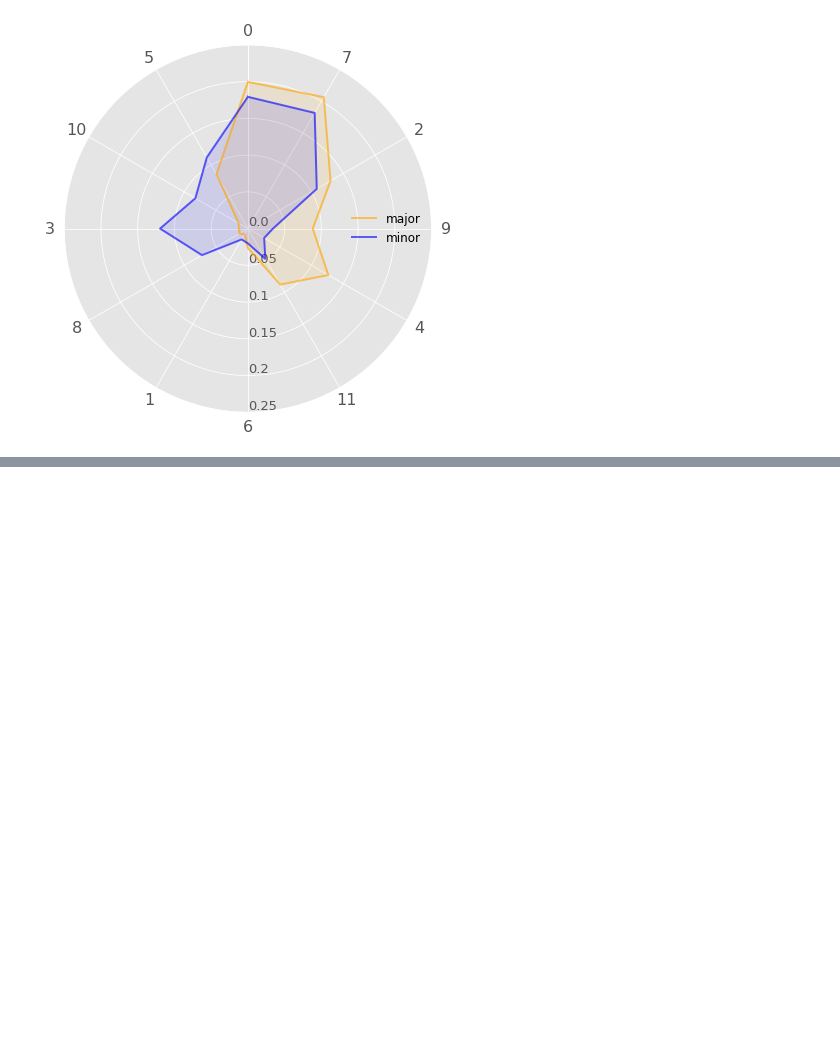
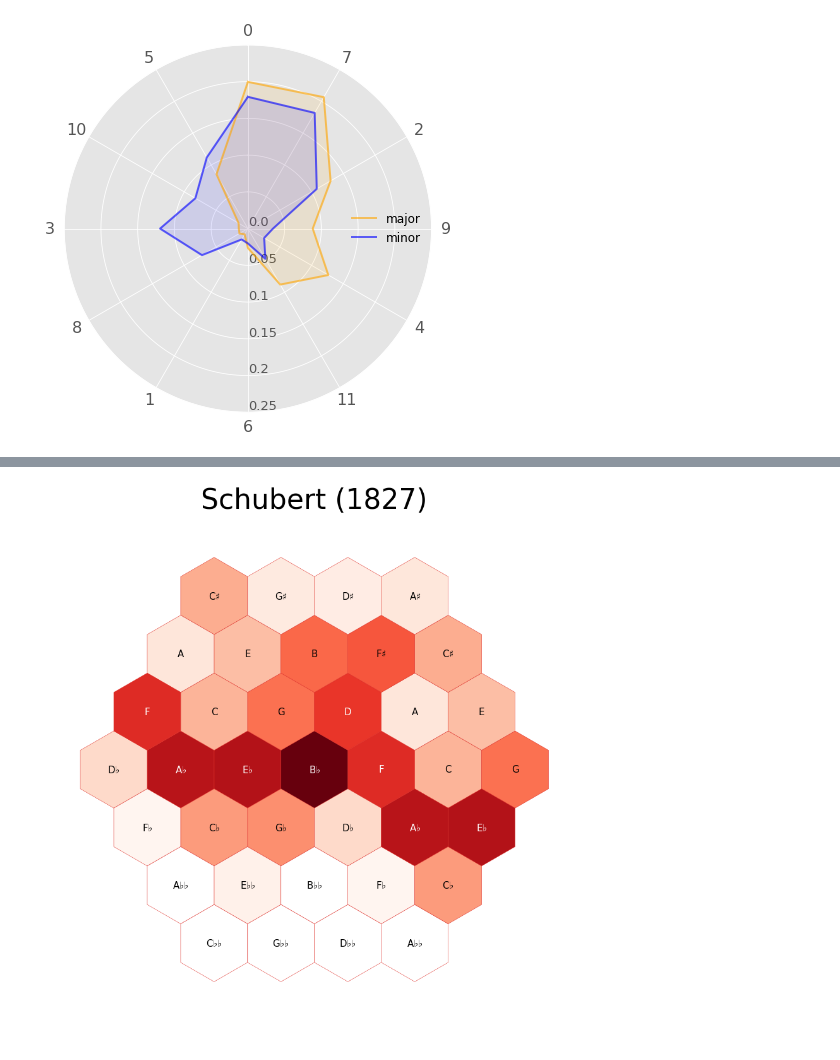
Before and after one commit to fabianmoss/cambridge-poster, a Jupyter notebook: data/Untitled.ipynb, the cells around one changed output, grey strips where cells are left out. Saved outputs shown, nothing was run; the diff lists cells and outputs as text; code cells hidden in the pictures; blank space fills up the shorter version.

```diff
--- a/data/Untitled.ipynb
+++ b/data/Untitled.ipynb
@@ -145,0 +172,6 @@ plt.show()
+# %%
+schubert = tonnetz('../../../DCMLab/ExtendedTonality/data/DataFrames/Schubert_90_2.0_0.0.xml.csv', cmap=cmap, nan_color=nan_color, colorbar=cbar, figsize=figsize)
+plt.title('Schubert (1827)', fontsize=titlesize)
+plt.savefig('../img/schubert_tonnetz.png', dpi=300)
+# %% [output]
+[figure, added]
```
Also changed, not shown: parts of 5 cells of this notebook, 9 other files.
